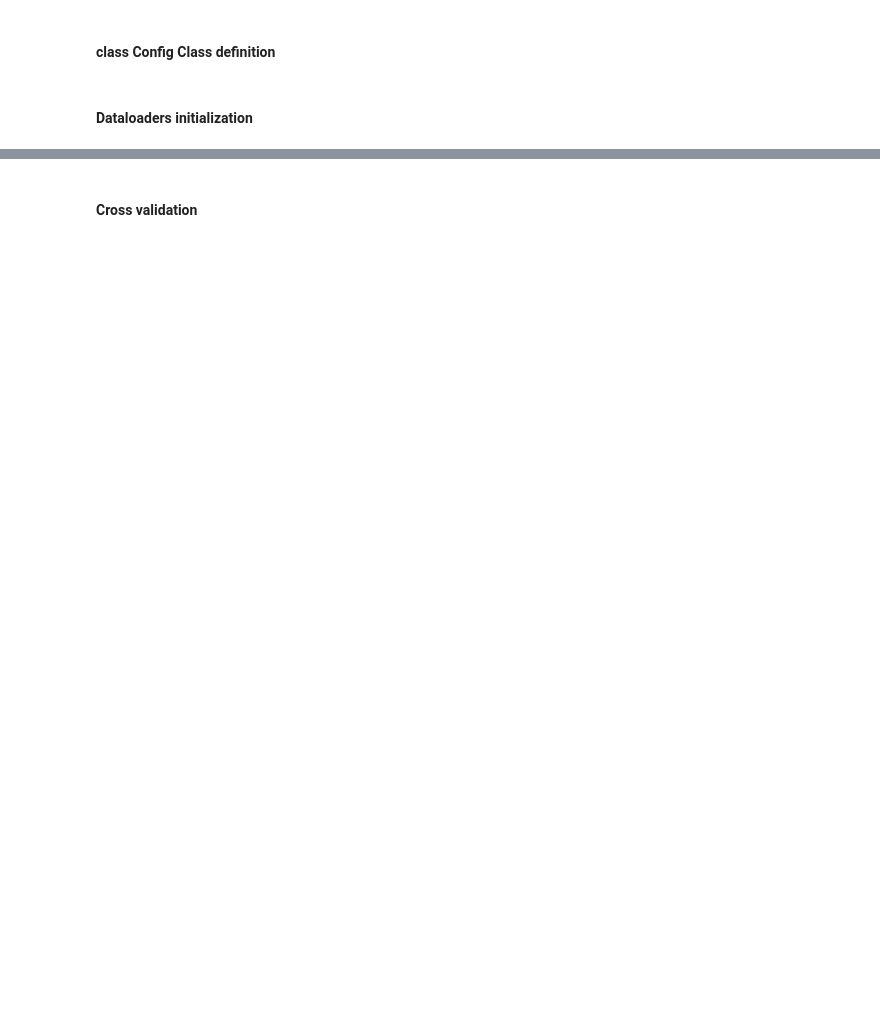
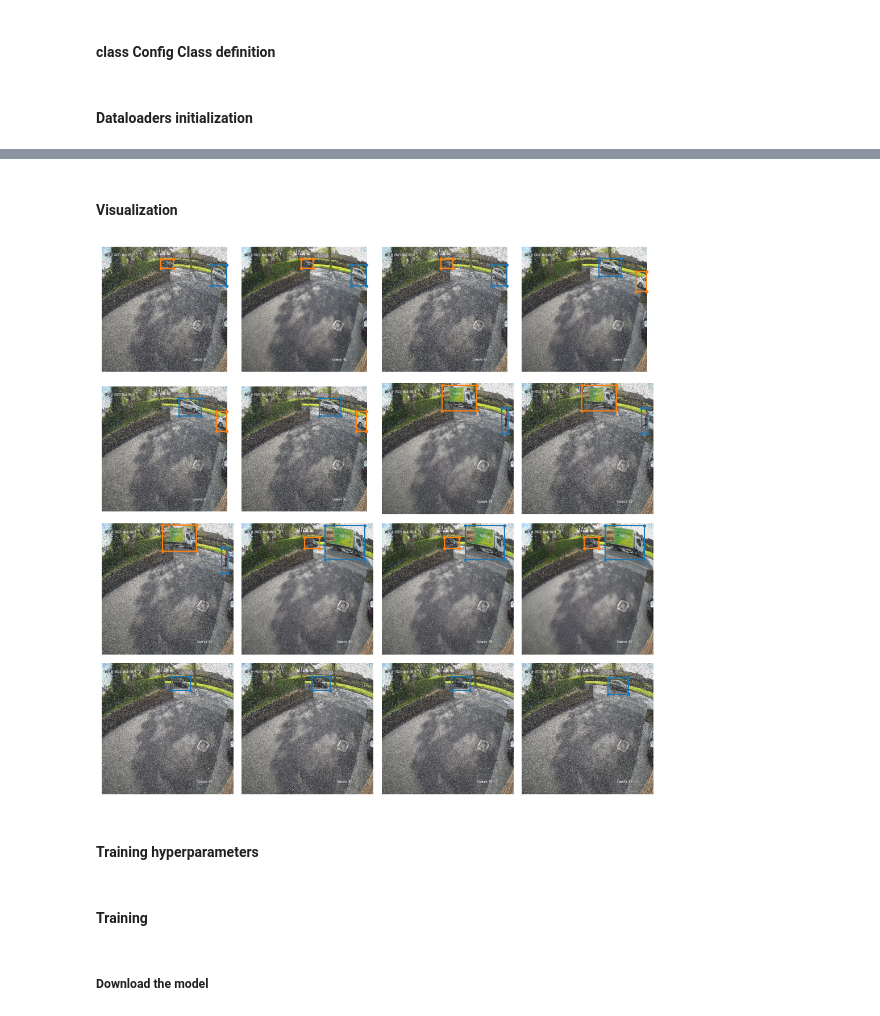
Before and after one commit to Elleiluj/D7041E_project, a Jupyter notebook: project.ipynb, the cells around one changed output, grey strips where cells are left out. Saved outputs shown, nothing was run; the diff lists cells and outputs as text; code cells hidden in the pictures; blank space fills up the shorter version.

```diff
--- a/project.ipynb
+++ b/project.ipynb
@@ -29,7 +32,7 @@ from typing import List, Dict
 class config:
   #Project paths
   DATA_DIR: str = "Human-Detection-2"
-  CHECKPOINT_DIR: str = "/checkpoints"
+  CHECKPOINT_DIR: str = "checkpoints"
   EXPERIMENT_NAME: str = "Project"
 
   #Datasets
@@ -101,2 +117,8 @@ val_data = coco_detection_yolo_format_val(
-# %% [markdown]
-#### Cross validation
+# %% [markdown]
+#### Visualization
+# %%
+val_data.dataset.plot()
+# %% [output]
+[figure, added]
+# %% [markdown]
+#### Training hyperparameters
@@ -102,0 +165,4 @@ val_data = coco_detection_yolo_format_val(
+# %% [markdown]
+#### Training
+# %% [markdown]
+##### Download the model
```
Also changed, not shown: parts of 26 cells of this notebook, 1 other file.
